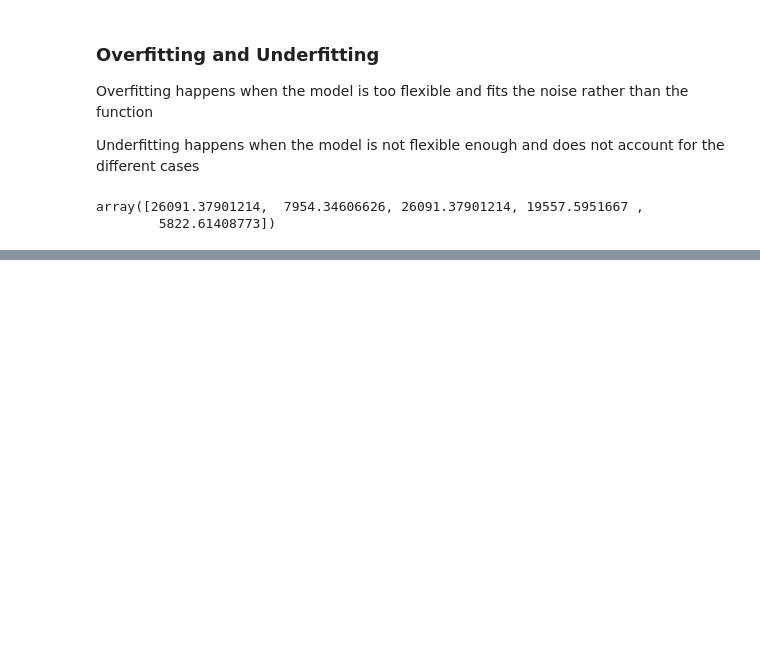
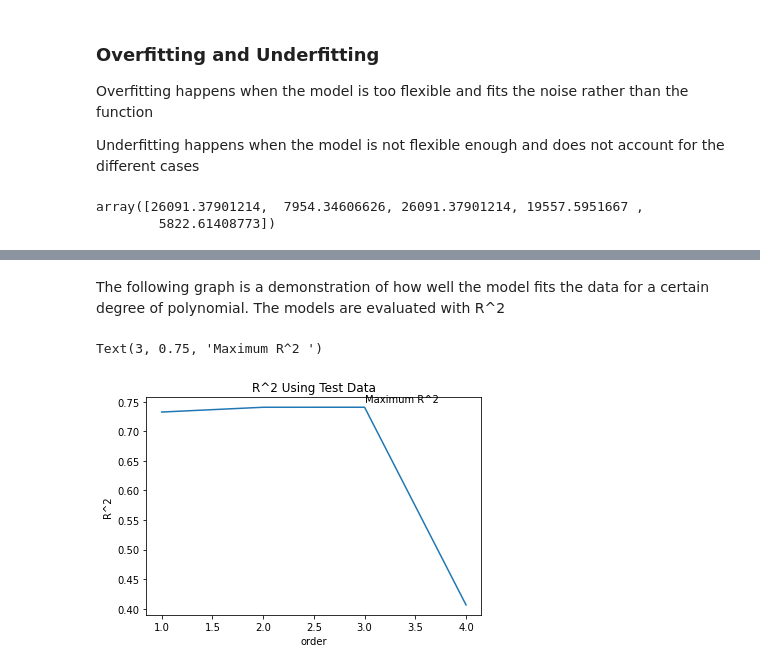
Before and after one commit to rodrigoromanguzman/Actividades_Aprendizaje-, a Jupyter notebook: semana8/module5_python_for_data_science.ipynb, the cells around one changed output, grey strips where cells are left out. Saved outputs shown, nothing was run; the diff lists cells and outputs as text; code cells hidden in the pictures; blank space fills up the shorter version.

```diff
--- a/semana8/module5_python_for_data_science.ipynb
+++ b/semana8/module5_python_for_data_science.ipynb
@@ -229,0 +202,25 @@ Name: drive-wheels, dtype: int64
+# %% [markdown]
+<p>The following graph is a demonstration of how well the model fits the data for a certain degree of polynomial. The models are evaluated with R^2</p>
+# %%
+Rsqu_test = []
+
+order = [1, 2, 3, 4]
+for n in order:
+    pr = PolynomialFeatures(degree=n)
+
+    x_train_pr = pr.fit_transform(x_train[['horsepower']])
+
+    x_test_pr = pr.fit_transform(x_test[['horsepower']])
+
+    lr.fit(x_train_pr, y_train)
+
+    Rsqu_test.append(lr.score(x_test_pr, y_test))
+
+plt.plot(order, Rsqu_test)
+plt.xlabel('order')
+plt.ylabel('R^2')
+plt.title('R^2 Using Test Data')
+plt.text(3, 0.75, 'Maximum R^2 ')
+# %% [output]
+Text(3, 0.75, 'Maximum R^2 ')
+[figure, added]
```
Also changed, not shown: parts of 15 cells of this notebook.
